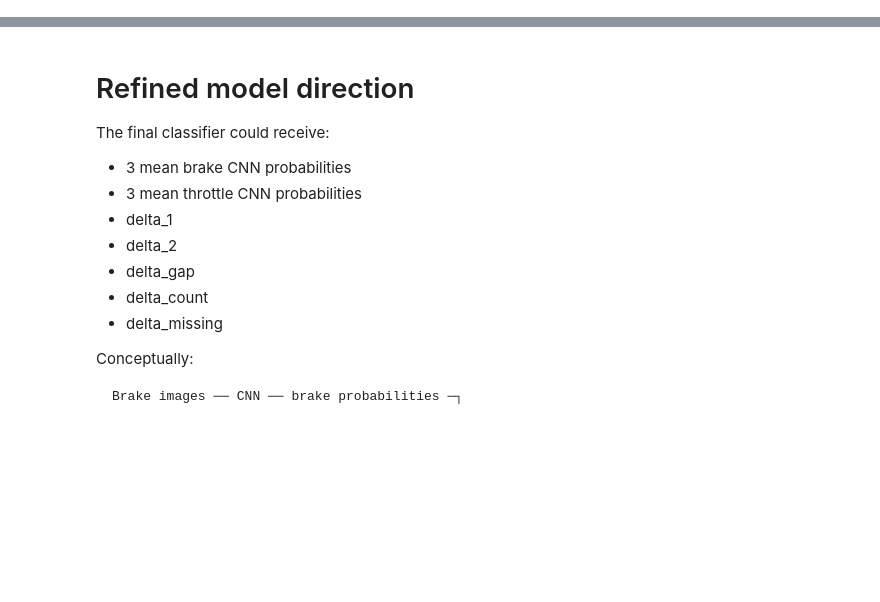
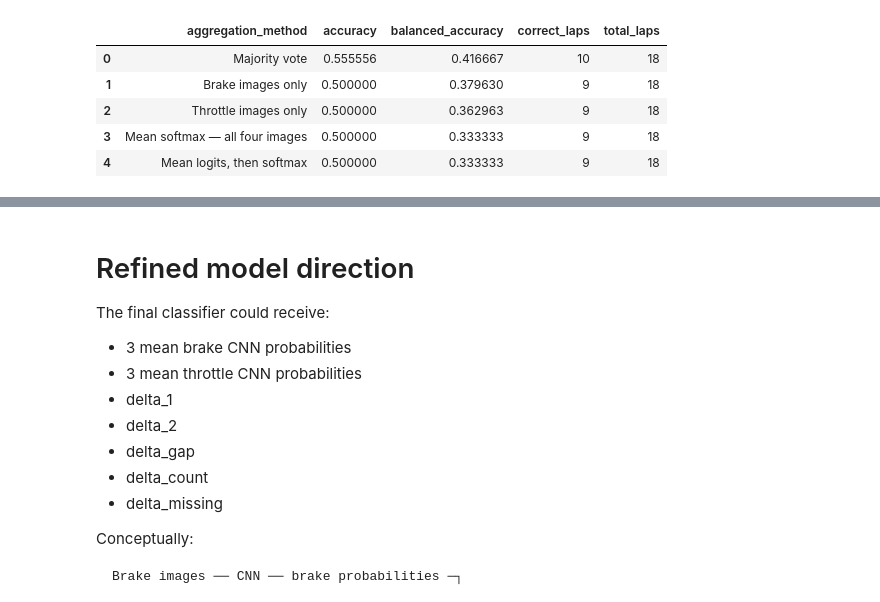
Before and after one commit to Prachet06/F1-Optimized-Cornering-Project, a Jupyter notebook: Code/Model.ipynb, the cells around one changed output, grey strips where cells are left out. Cells and saved outputs as stored; diff of their text form; code cells hidden in the pictures; blank space fills up the shorter version.

```diff
--- a/Code/Model.ipynb
+++ b/Code/Model.ipynb
@@ -3333,0 +1140,87 @@ display(fusion_comparison_df)
+# %%
+y_cnn_validation = (
+    cnn_aggregation_results[
+        "class_index"
+    ].to_numpy()
+)
+
+aggregation_methods = {
+    "Mean softmax — all four images":
+        "mean_softmax_prediction",
+
+    "Mean logits, then softmax":
+        "mean_logits_prediction",
+
+    "Majority vote":
+        "majority_vote_prediction",
+
+    "Brake images only":
+        "brake_only_prediction",
+
+    "Throttle images only":
+        "throttle_only_prediction",
+}
+
+aggregation_metric_records = []
+
+for method_name, prediction_column in (
+    aggregation_methods.items()
+):
+    predictions = (
+        cnn_aggregation_results[
+            prediction_column
+        ].to_numpy()
+    )
+
+    aggregation_metric_records.append({
+        "aggregation_method":
+            method_name,
+
+        "accuracy":
+            accuracy_score(
+                y_cnn_validation,
+                predictions,
+            ),
+
+        "balanced_accuracy":
+            balanced_accuracy_score(
+                y_cnn_validation,
+                predictions,
+            ),
+
+        "correct_laps":
+            int(
+                (
+                    y_cnn_validation
+                    == predictions
+                ).sum()
+            ),
+
+        "total_laps":
+            len(y_cnn_validation),
+    })
+
+cnn_aggregation_comparison = (
+    pd.DataFrame(
+        aggregation_metric_records
+    )
+    .sort_values(
+        [
+            "balanced_accuracy",
+            "accuracy",
+        ],
+        ascending=False,
+    )
+    .reset_index(drop=True)
+)
+
+display(
+    cnn_aggregation_comparison
+)
+# %% [output]
+|  | aggregation_method | accuracy | balanced_accuracy | correct_laps | total_laps |
+| 0 | Majority vote | 0.555556 | 0.416667 | 10 | 18 |
+| 1 | Brake images only | 0.500000 | 0.379630 | 9 | 18 |
+| 2 | Throttle images only | 0.500000 | 0.362963 | 9 | 18 |
+| 3 | Mean softmax — all four images | 0.500000 | 0.333333 | 9 | 18 |
+| 4 | Mean logits, then softmax | 0.500000 | 0.333333 | 9 | 18 |
```
Also changed, not shown: parts of 124 cells of this notebook, 49 other files.
